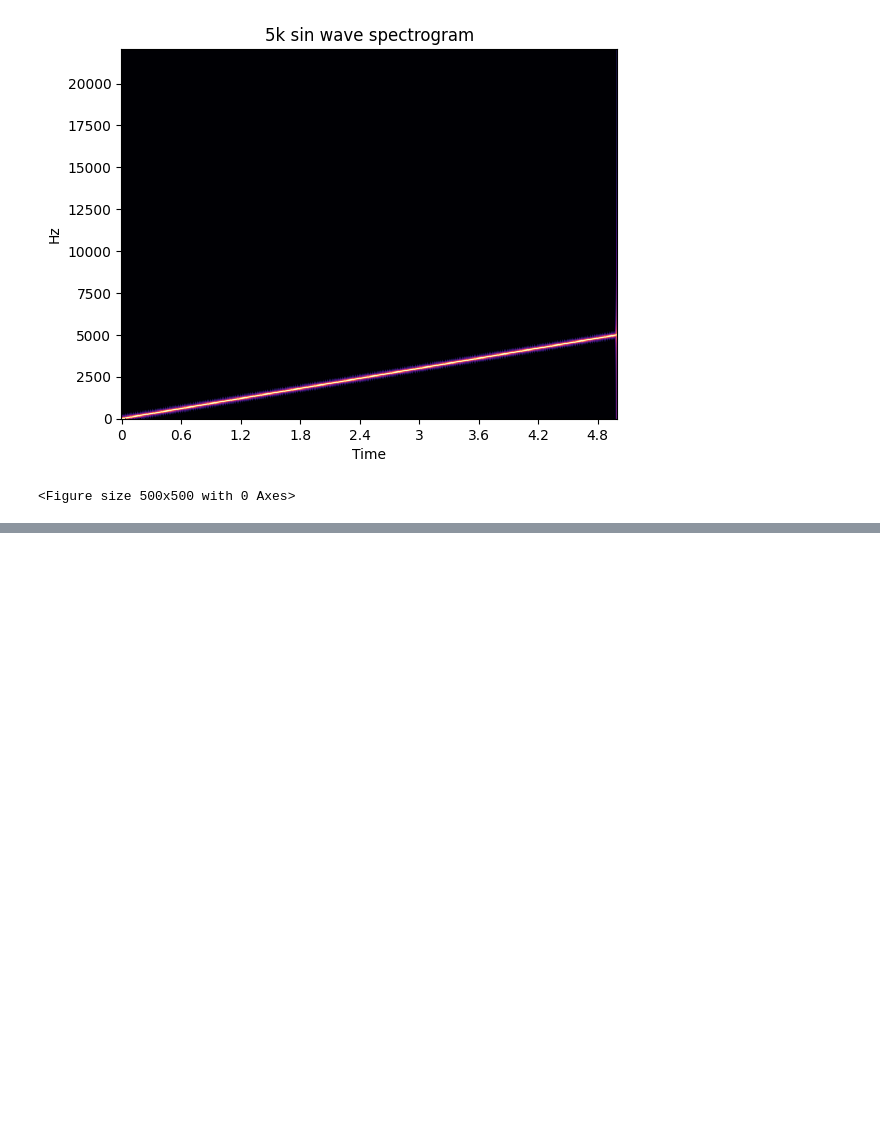
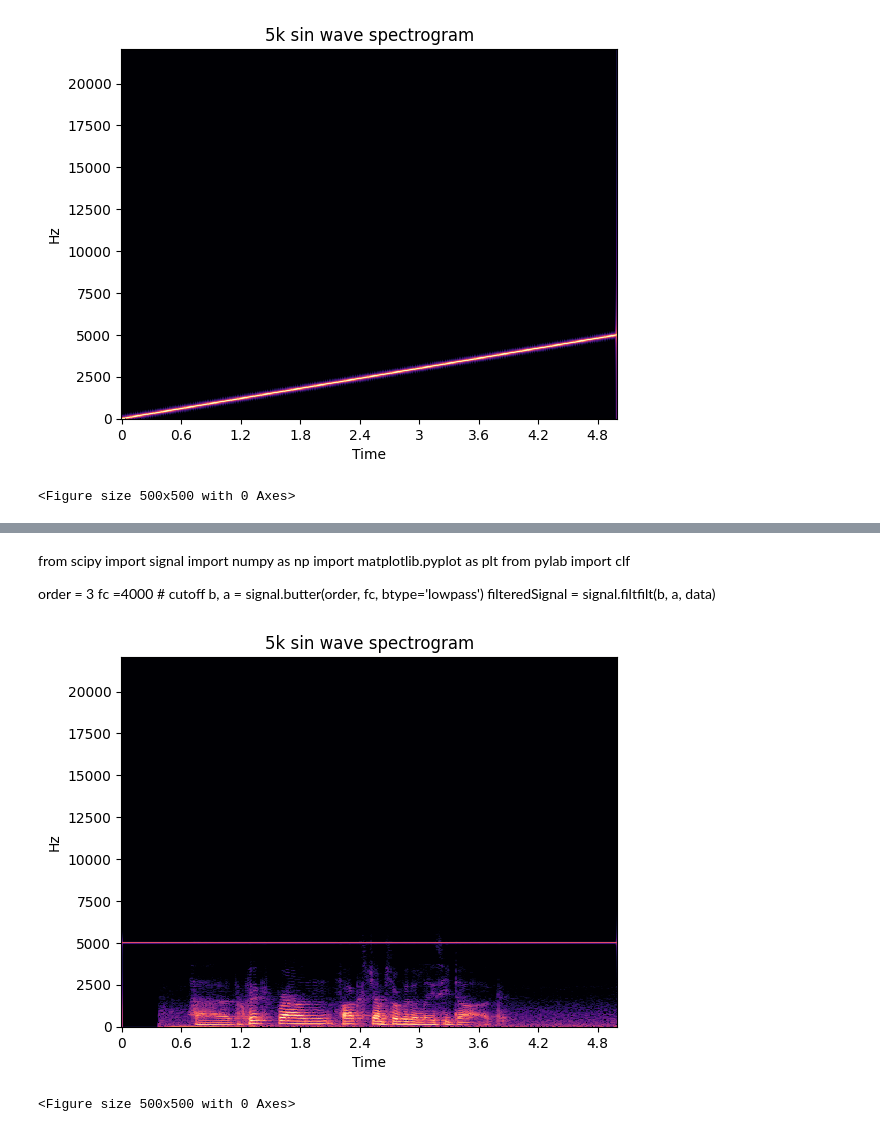
Before and after one commit to WheatleyTheCore/ECE2312_Projects, a Jupyter notebook: project2/project2.ipynb, the cells around one changed output, grey strips where cells are left out. Drawn from its saved outputs; the diff is of its cells as text; code cells hidden in the pictures; blank space fills up the shorter version.

```diff
--- a/project2/project2.ipynb
+++ b/project2/project2.ipynb
@@ -81,0 +84,31 @@ write("team1003-speechchirp.wav",SAMPLING_RATE,combined)
+# %% [markdown]
+from scipy import signal
+import numpy as np
+import matplotlib.pyplot as plt
+from pylab import clf
+
+order = 3
+fc =4000 # cutoff
+b, a = signal.butter(order, fc, btype='lowpass')
+filteredSignal = signal.filtfilt(b, a, data)
+# %%
+from scipy import signal
+import numpy as np
+import matplotlib.pyplot as plt
+from pylab import clf
+
+sos = signal.iirfilter(4,4000/SAMPLING_RATE,btype ='low',analog=False, ftype ='butter',output='sos')
+filtered = signal.sosfilt(sos, combined)
+# %%
+fig, ax = plt.subplots()
+freq = librosa.amplitude_to_db(np.abs(librosa.stft(filtered)), ref=np.max)
+librosa.display.specshow(freq, y_axis='linear', x_axis='time',sr=SAMPLING_RATE, ax=ax)
+ax.set(title='5k sin wave spectrogram')
+ax.label_outer()
+fig = plt.figure(figsize=(5, 5))
+
+ipd.Audio(filtered, rate=SAMPLING_RATE)
+write("team1003-filtered.wav",SAMPLING_RATE,filtered)
+# %% [output]
+[figure, added]
+<Figure size 500x500 with 0 Axes>
```
Also changed, not shown: parts of 1 cell of this notebook, 2 other files.
